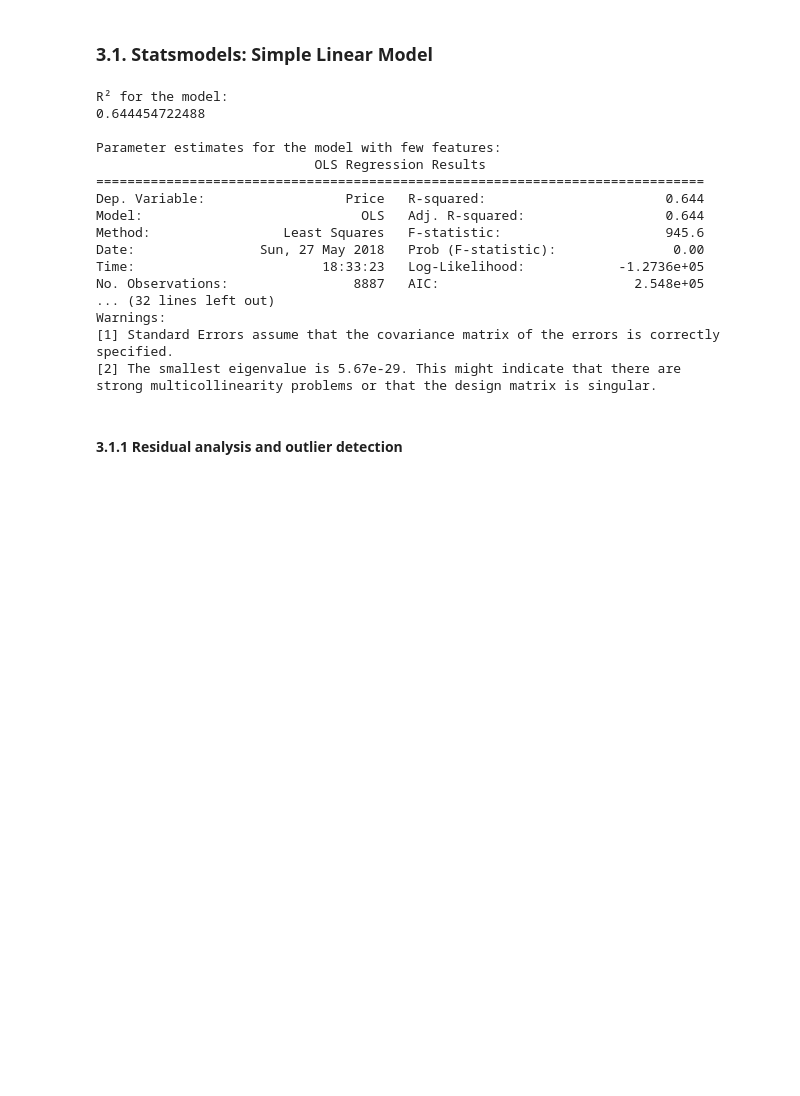
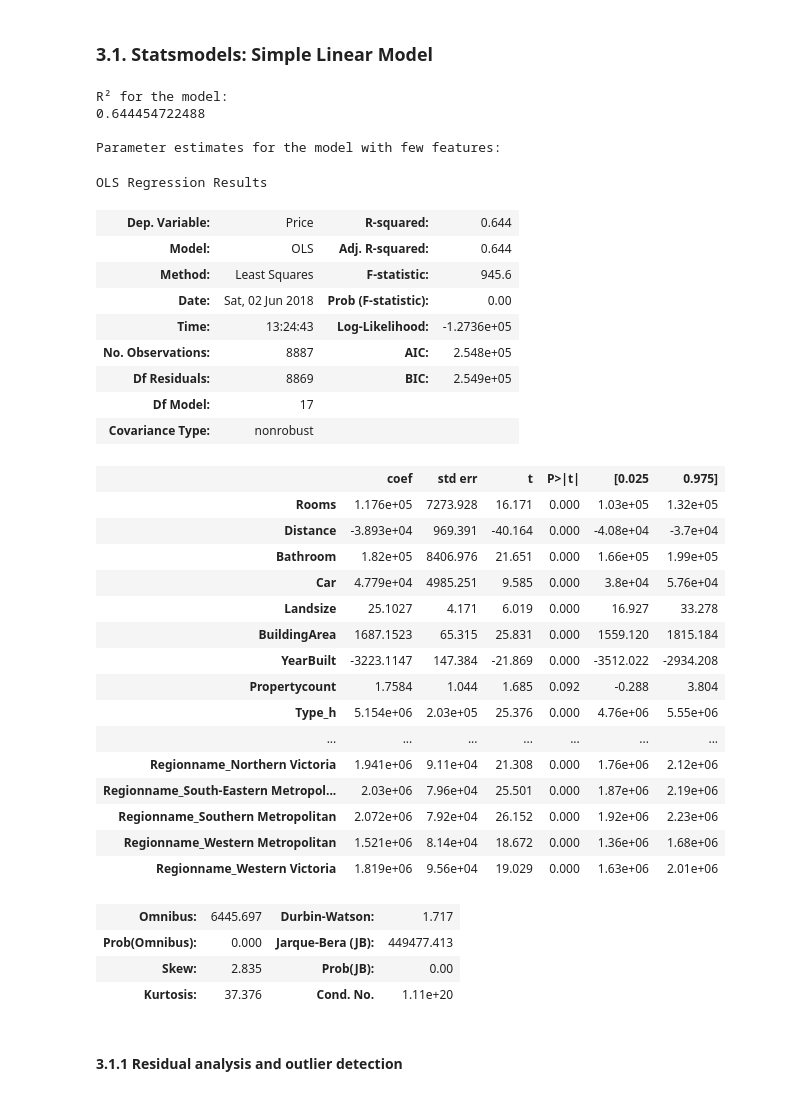
Before and after one commit to PolinaKey/thinkful, a Jupyter notebook: Unit 3. Lesson 6. Housing Prices.ipynb, the cells around one changed output. Saved outputs shown, nothing was run; the diff lists cells and outputs as text; code cells hidden in the pictures; blank space fills up the shorter version.

```diff
--- a/Unit 3. Lesson 6. Housing Prices.ipynb
+++ b/Unit 3. Lesson 6. Housing Prices.ipynb
@@ -136,30 +143,47 @@ The histogram looks like log normal or Gamma distribution (which we'll try to co
 # %%
 pd.options.display.float_format = '{:,.0f}'.format
 
 lm = sm.OLS(Y, X)
 lm = lm.fit()
 print('R² for the model:')
 print(lm.rsquared)
 print('\nParameter estimates for the model with few features:')
-print(lm.summary())
+lm.summary()
 # %% [output]
 R² for the model:
 0.644454722488
 
 Parameter estimates for the model with few features:
-                            OLS Regression Results
-==============================================================================
-Dep. Variable:                  Price   R-squared:                       0.644
-Model:                            OLS   Adj. R-squared:                  0.644
-Method:                 Least Squares   F-statistic:                     945.6
-Date:                Sun, 27 May 2018   Prob (F-statistic):               0.00
-Time:                        18:33:23   Log-Likelihood:            -1.2736e+05
-No. Observations:                8887   AIC:                         2.548e+05
-... (32 lines left out)
-Warnings:
-[1] Standard Errors assume that the covariance matrix of the errors is correctly specified.
-[2] The smallest eigenvalue is 5.67e-29. This might indicate that there are
-strong multicollinearity problems or that the design matrix is singular.
+OLS Regression Results
+| Dep. Variable: | Price | R-squared: | 0.644 |
+| Model: | OLS | Adj. R-squared: | 0.644 |
+| Method: | Least Squares | F-statistic: | 945.6 |
+| Date: | Sat, 02 Jun 2018 | Prob (F-statistic): | 0.00 |
+| Time: | 13:24:43 | Log-Likelihood: | -1.2736e+05 |
+| No. Observations: | 8887 | AIC: | 2.548e+05 |
+| Df Residuals: | 8869 | BIC: | 2.549e+05 |
+| Df Model: | 17 |  |  |
+| Covariance Type: | nonrobust |  |  |
+|  | coef | std err | t | P>|t| | [0.025 | 0.975] |
+| Rooms | 1.176e+05 | 7273.928 | 16.171 | 0.000 | 1.03e+05 | 1.32e+05 |
+| Distance | -3.893e+04 | 969.391 | -40.164 | 0.000 | -4.08e+04 | -3.7e+04 |
+| Bathroom | 1.82e+05 | 8406.976 | 21.651 | 0.000 | 1.66e+05 | 1.99e+05 |
+| Car | 4.779e+04 | 4985.251 | 9.585 | 0.000 | 3.8e+04 | 5.76e+04 |
+| Landsize | 25.1027 | 4.171 | 6.019 | 0.000 | 16.927 | 33.278 |
+| BuildingArea | 1687.1523 | 65.315 | 25.831 | 0.000 | 1559.120 | 1815.184 |
+| YearBuilt | -3223.1147 | 147.384 | -21.869 | 0.000 | -3512.022 | -2934.208 |
+| Propertycount | 1.7584 | 1.044 | 1.685 | 0.092 | -0.288 | 3.804 |
+| Type_h | 5.154e+06 | 2.03e+05 | 25.376 | 0.000 | 4.76e+06 | 5.55e+06 |
+| ... | ... | ... | ... | ... | ... | ... |
+| Regionname_Northern Victoria | 1.941e+06 | 9.11e+04 | 21.308 | 0.000 | 1.76e+06 | 2.12e+06 |
+| Regionname_South-Eastern Metropol... | 2.03e+06 | 7.96e+04 | 25.501 | 0.000 | 1.87e+06 | 2.19e+06 |
+| Regionname_Southern Metropolitan | 2.072e+06 | 7.92e+04 | 26.152 | 0.000 | 1.92e+06 | 2.23e+06 |
+| Regionname_Western Metropolitan | 1.521e+06 | 8.14e+04 | 18.672 | 0.000 | 1.36e+06 | 1.68e+06 |
+| Regionname_Western Victoria | 1.819e+06 | 9.56e+04 | 19.029 | 0.000 | 1.63e+06 | 2.01e+06 |
+| Omnibus: | 6445.697 | Durbin-Watson: | 1.717 |
+| Prob(Omnibus): | 0.000 | Jarque-Bera (JB): | 449477.413 |
+| Skew: | 2.835 | Prob(JB): | 0.00 |
+| Kurtosis: | 37.376 | Cond. No. | 1.11e+20 |
 # %% [markdown]
 #### 3.1.1 Residual analysis and outlier detection
 # %%
```
Also changed, not shown: parts of 33 cells of this notebook.
